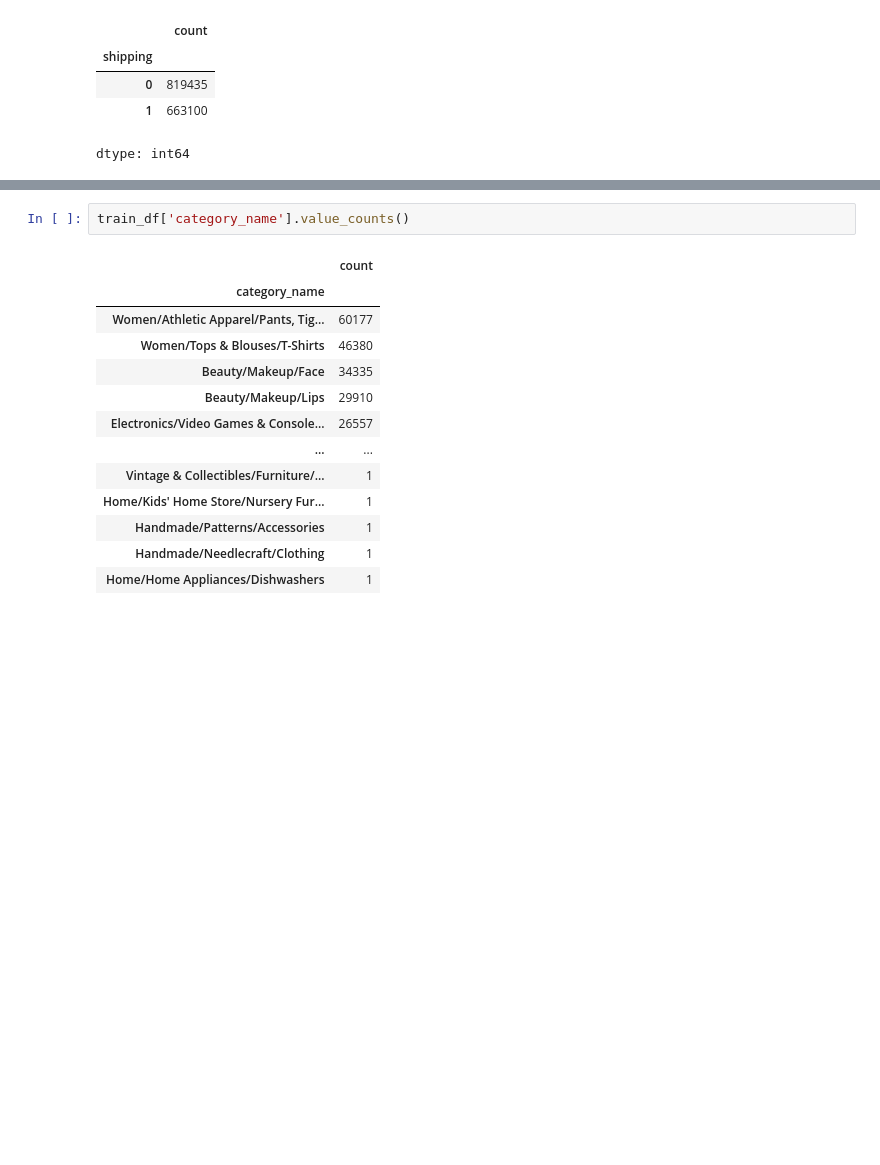
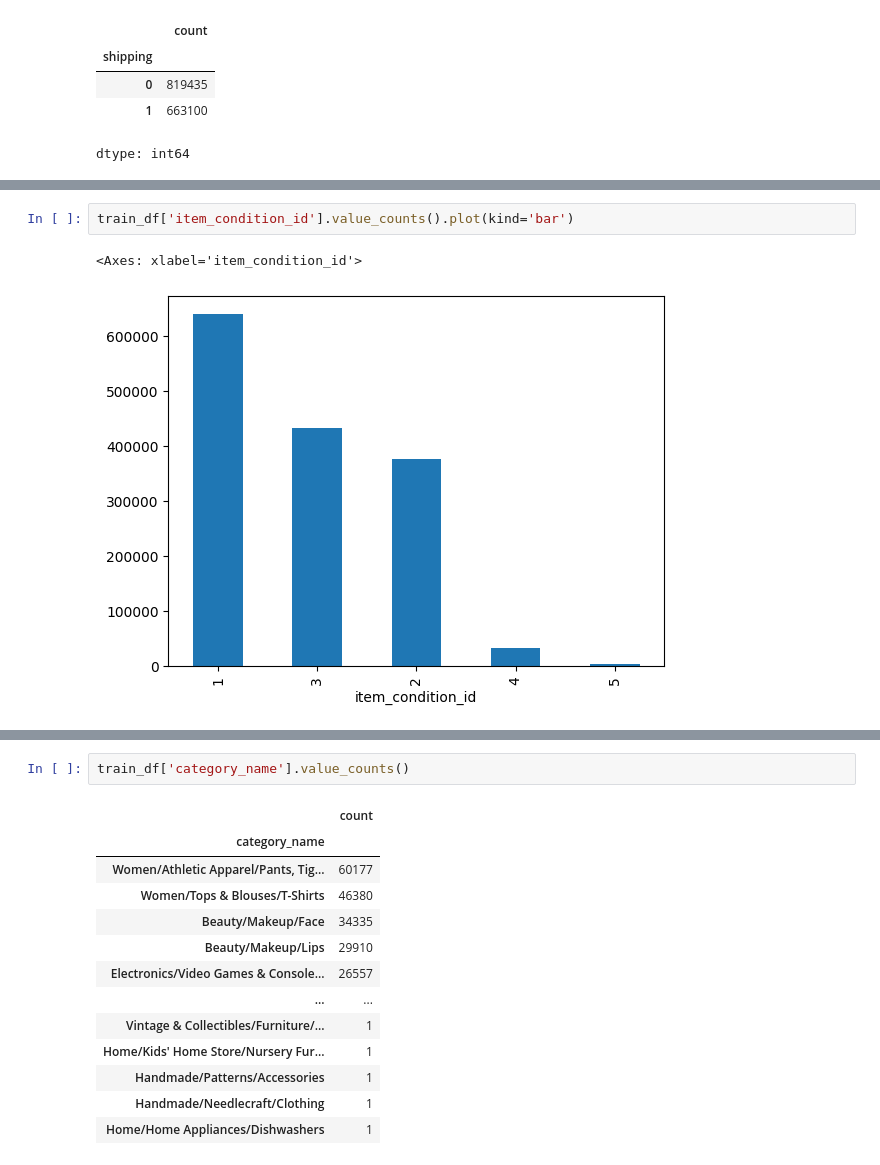
Before and after one commit to darshit001/MerCari-Data-Analysis, a Jupyter notebook: Mericari.ipynb, the cells around one changed output, grey strips where cells are left out. Saved outputs shown, nothing was run; the diff lists cells and outputs as text; blank space fills up the shorter version.

```diff
--- a/Mericari.ipynb
+++ b/Mericari.ipynb
@@ -173,0 +218,5 @@ dtype: int64
+# %%
+train_df['item_condition_id'].value_counts().plot(kind='bar')
+# %% [output]
+<Axes: xlabel='item_condition_id'>
+[figure, added]
```
Also changed, not shown: parts of 8 cells of this notebook.
